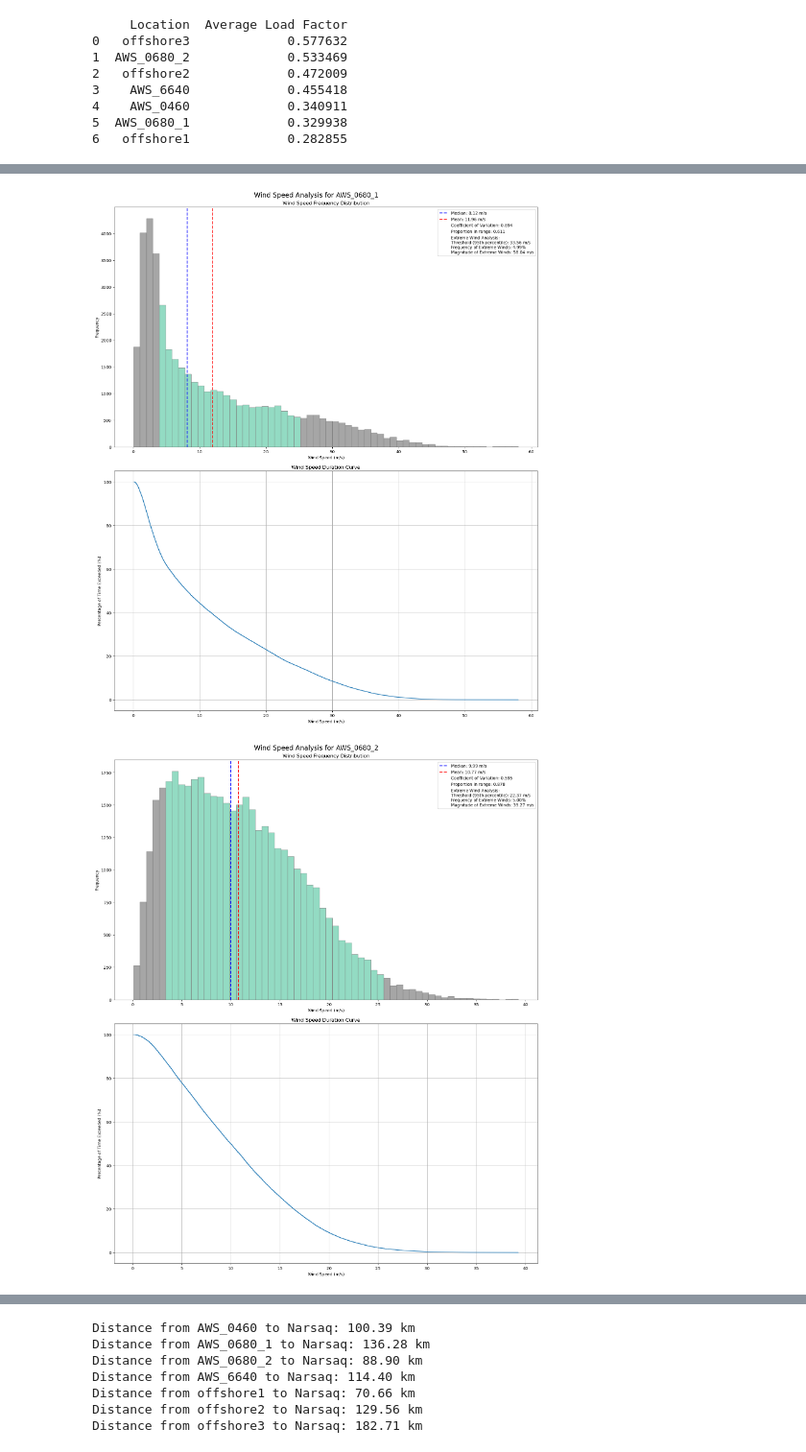
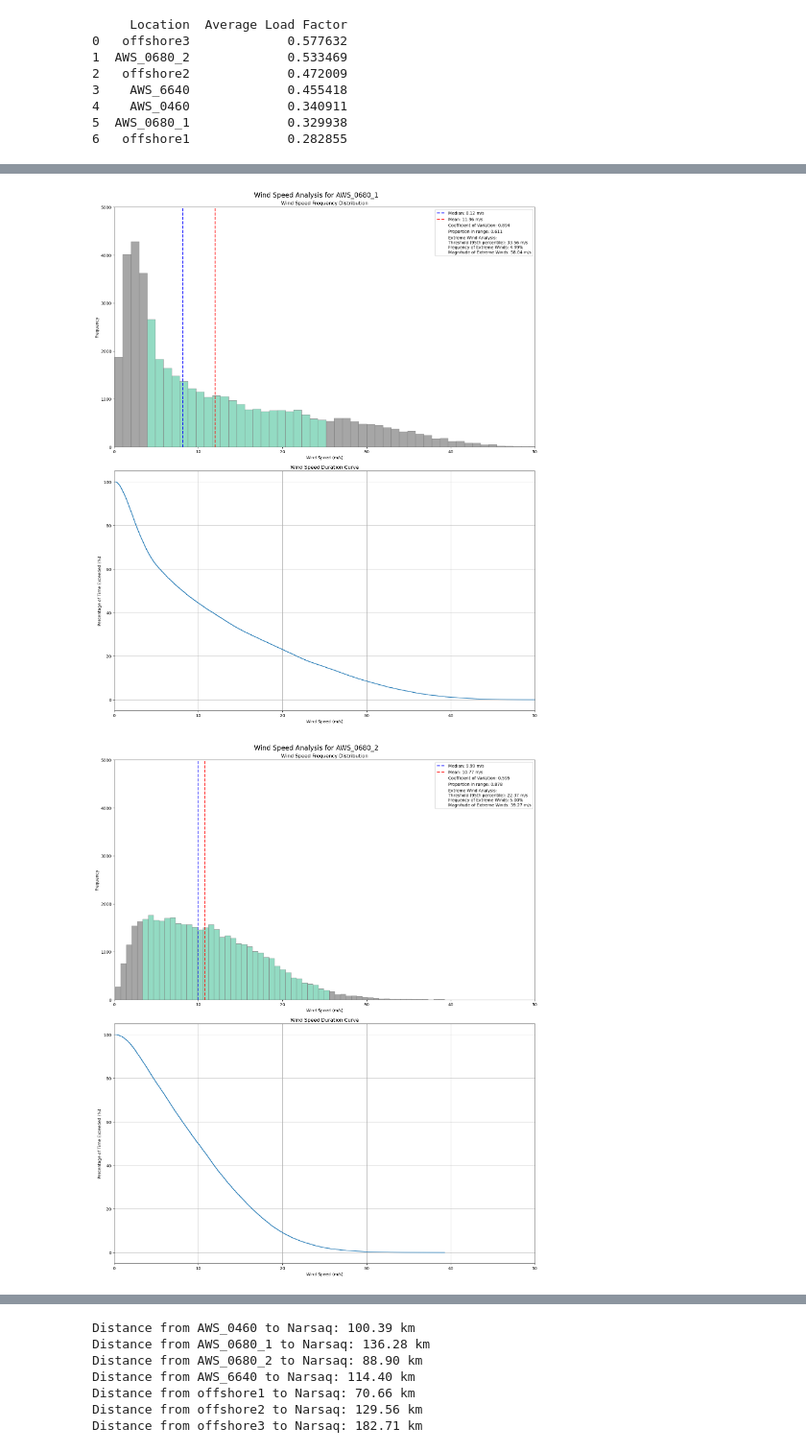
Before and after one commit to giooms/RREH_thesis, a Jupyter notebook: scripts/helper/load_factor.ipynb, the cells around one changed output, grey strips where cells are left out. Shown at 96% size. Saved outputs shown, nothing was run; the diff lists cells and outputs as text; code cells hidden in the pictures.

```diff
--- a/scripts/helper/load_factor.ipynb
+++ b/scripts/helper/load_factor.ipynb
@@ -22,7 +22,7 @@ def calculate_power_output(wind_speed):
         return f(wind_speed)
 
 # Define the input and output directories
-input_dir = r'C:\Users\gille\OneDrive\Documents\Travail\HEC-University\Master_2\Master Thesis\Code\wind_data\MAR_24\csv'
+input_dir = '../../data/wind'
 output_dir = os.path.join(input_dir, 'load_factor')
 os.makedirs(output_dir, exist_ok=True)  # Ensure the output directory exists
 
@@ -70,7 +70,7 @@ import pandas as pd
 import os
 
 # Define the directory where the load factor files are stored
-load_factor_dir = r'C:\Users\gille\OneDrive\Documents\Travail\HEC-University\Master_2\Master Thesis\Code\wind_data\MAR_24\csv\load_factor'
+load_factor_dir = '../../data/wind/load_factor'
 
 # Initialize a dictionary to store the average load factor for each location
 average_load_factors = {}
@@ -198,0 +113,24 @@ for csv_file in csv_files:
+# %%
+import pandas as pd
+import os
+
+# Define the directory where the load factor files are stored
+load_factor_dir = '../../data/wind/load_factor'
+
+# Loop over each load factor CSV file in the directory
+for filename in os.listdir(load_factor_dir):
+    if filename.endswith('_lf.csv'):
+        # Extract the location name from the filename (assuming the format is 'locationname_lf.csv')
+        location_name = filename.replace('_lf.csv', '')
+
+        # Construct the full path to the file
+        file_path = os.path.join(load_factor_dir, filename)
+
+        # Read the CSV file
+        df = pd.read_csv(file_path)
+
+        print(f'Analyzing data in: {filename}')
+        print(df['100m'].describe())
+        print('\n')
+        print(df['load_factor'].describe())
+        print('\n\n')
@@ -204,7 +160,7 @@ import matplotlib.pyplot as plt
 import matplotlib.patches as mpatches
 
 # Define the directory where the CSV files are stored
-input_dir = r'C:\Users\gille\OneDrive\Documents\Travail\HEC-University\Master_2\Master Thesis\Code\wind_data\MAR_24\csv\load_factor'
+input_dir = '../../data/wind/load_factor'
 
 # Function to calculate the Coefficient of Variation
 def calculate_cv(data):
@@ -213,7 +169,7 @@ def calculate_cv(data):
     return std_dev / mean if mean else 0
 
 # Function to plot the Wind Speed Frequency Distribution
-def plot_windspeed_distribution(data, ax, color_thresholds=(3, 25)):
+def plot_windspeed_distribution(data, ax, color_thresholds=(3, 25), bins=60):
     median_windspeed = np.median(data)
     mean_windspeed = np.mean(data)
     cv = calculate_cv(data)
@@ -225,7 +181,7 @@ def plot_windspeed_distribution(data, ax, color_thresholds=(3, 25)):
     magnitude_of_extreme_winds = np.max(extreme_wind_speeds)
 
     # Plot the histogram
-    counts, bins, patches = ax.hist(data, bins=60, color='mediumaquamarine', alpha=0.7, edgecolor='grey')
+    counts, bins, patches = ax.hist(data, bins=bins, color='mediumaquamarine', alpha=0.7, edgecolor='grey')
 
     # Color the bars outside the color_thresholds range in grey
     for bin, patch in zip(bins, patches):
@@ -249,6 +205,8 @@ def plot_windspeed_distribution(data, ax, color_thresholds=(3, 25)):
     ax.set_title('Wind Speed Frequency Distribution')
     ax.set_xlabel('Wind Speed (m/s)')
     ax.set_ylabel('Frequency')
+    ax.set_xlim(0, 50)
+    ax.set_ylim(0, 5000)
 
 # Function to plot the Wind Speed Duration Curve
 def plot_duration_curve(data, ax):
@@ -258,6 +216,8 @@ def plot_duration_curve(data, ax):
     ax.set_xlabel('Wind Speed (m/s)')
     ax.set_ylabel('Percentage of Time Exceeded (%)')
     ax.grid(True)
+    ax.set_xlim(0, 50)
+
 
 # Loop over each CSV file and create the combined plot layout
 for csv_file in os.listdir(input_dir):
@@ -271,7 +231,7 @@ for csv_file in os.listdir(input_dir):
         fig.suptitle(f'Wind Speed Analysis for {location_name}', fontsize=16)
 
         # Plot frequency distribution with the additional information included in the legend
-        plot_windspeed_distribution(wind_speed_data, axs[0])
+        plot_windspeed_distribution(wind_speed_data, axs[0], bins=60)
 
         # Plot the Duration Curve
         plot_duration_curve(wind_speed_data, axs[1])
@@ -283,2 +243,2 @@ for csv_file in os.listdir(input_dir):
-[figure, old version]
+[figure, new version]
-[figure, old version]
+[figure, new version]
```
Also changed, not shown: parts of 4 cells of this notebook, 4 other files.
